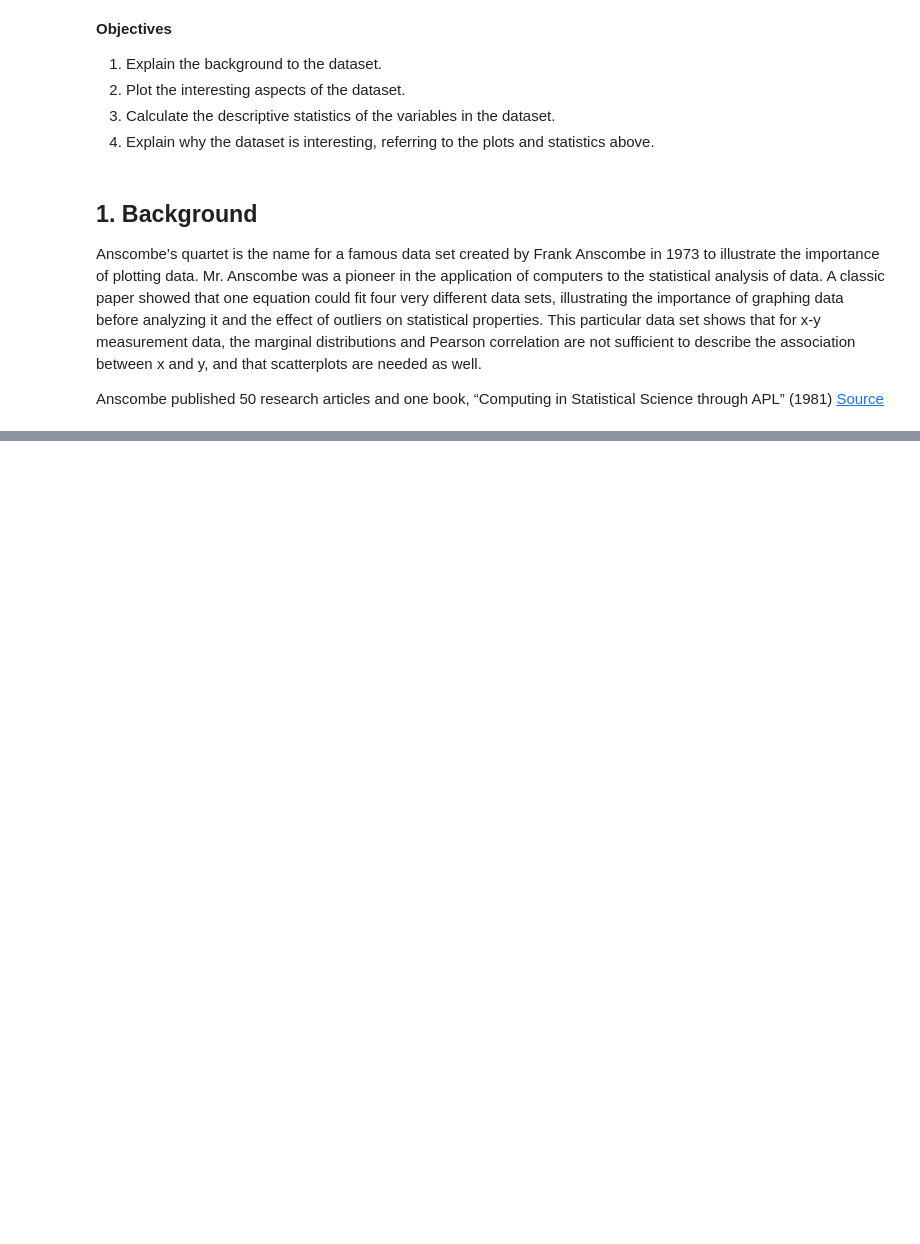
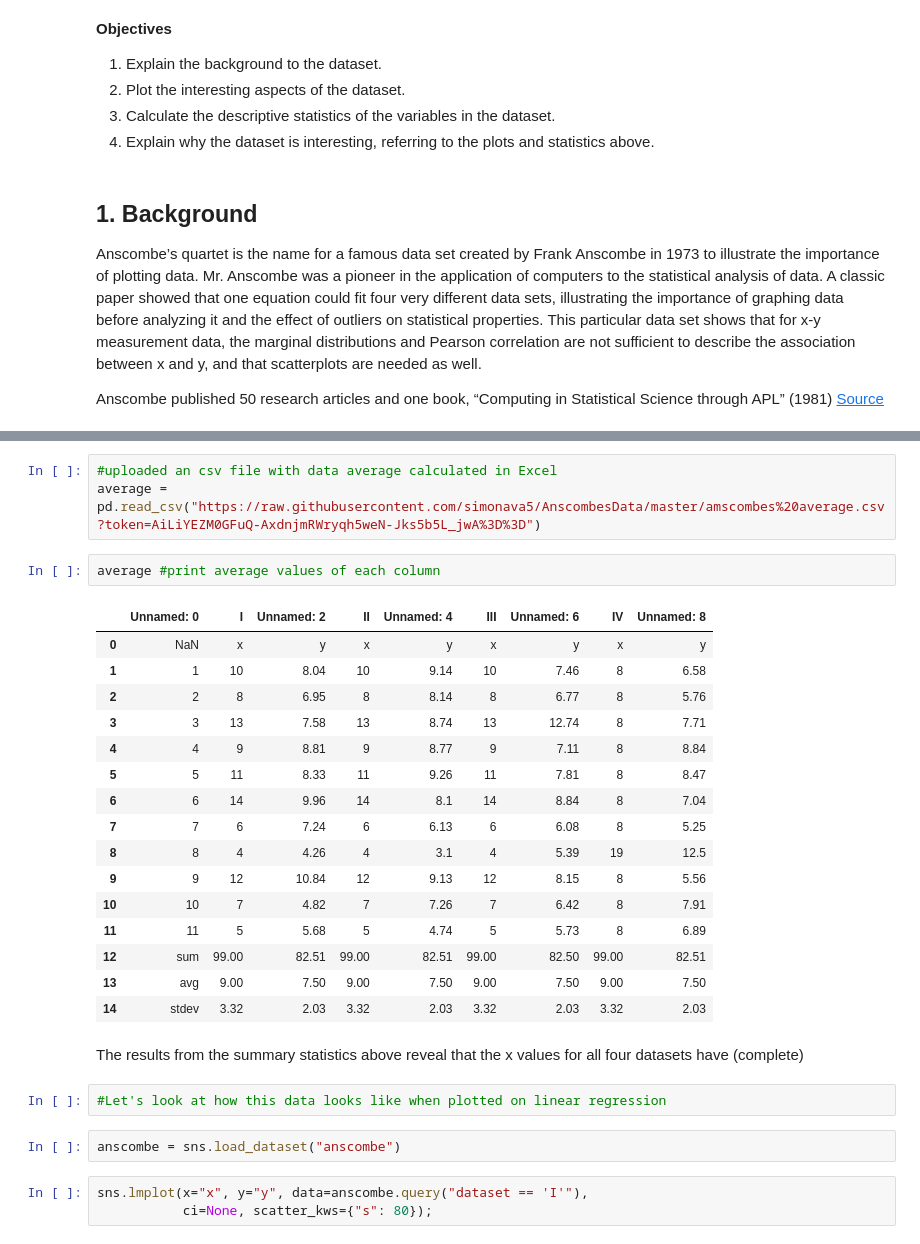
Before and after one commit to simonava5/AnscombesData, a Jupyter notebook: AnscombesDataNew.ipynb, the cells around one changed output, grey strips where cells are left out. Drawn from its saved outputs; the diff is of its cells as text; blank space fills up the shorter version.

```diff
--- a/AnscombesDataNew.ipynb
+++ b/AnscombesDataNew.ipynb
@@ -43,0 +48,31 @@ df
+# %%
+#uploaded an csv file with data average calculated in Excel
+average = pd.read_csv("https://raw.githubusercontent.com/simonava5/AnscombesData/master/amscombes%20average.csv?token=AiLiYEZM0GFuQ-AxdnjmRWryqh5weN-Jks5b5L_jwA%3D%3D")
+# %%
+average #print average values of each column
+# %% [output]
+|  | Unnamed: 0 | I | Unnamed: 2 | II | Unnamed: 4 | III | Unnamed: 6 | IV | Unnamed: 8 |
+| 0 | NaN | x | y | x | y | x | y | x | y |
+| 1 | 1 | 10 | 8.04 | 10 | 9.14 | 10 | 7.46 | 8 | 6.58 |
+| 2 | 2 | 8 | 6.95 | 8 | 8.14 | 8 | 6.77 | 8 | 5.76 |
+| 3 | 3 | 13 | 7.58 | 13 | 8.74 | 13 | 12.74 | 8 | 7.71 |
+| 4 | 4 | 9 | 8.81 | 9 | 8.77 | 9 | 7.11 | 8 | 8.84 |
+| 5 | 5 | 11 | 8.33 | 11 | 9.26 | 11 | 7.81 | 8 | 8.47 |
+| 6 | 6 | 14 | 9.96 | 14 | 8.1 | 14 | 8.84 | 8 | 7.04 |
+| 7 | 7 | 6 | 7.24 | 6 | 6.13 | 6 | 6.08 | 8 | 5.25 |
+| 8 | 8 | 4 | 4.26 | 4 | 3.1 | 4 | 5.39 | 19 | 12.5 |
+| 9 | 9 | 12 | 10.84 | 12 | 9.13 | 12 | 8.15 | 8 | 5.56 |
+| 10 | 10 | 7 | 4.82 | 7 | 7.26 | 7 | 6.42 | 8 | 7.91 |
+| 11 | 11 | 5 | 5.68 | 5 | 4.74 | 5 | 5.73 | 8 | 6.89 |
+| 12 | sum | 99.00 | 82.51 | 99.00 | 82.51 | 99.00 | 82.50 | 99.00 | 82.51 |
+| 13 | avg | 9.00 | 7.50 | 9.00 | 7.50 | 9.00 | 7.50 | 9.00 | 7.50 |
+| 14 | stdev | 3.32 | 2.03 | 3.32 | 2.03 | 3.32 | 2.03 | 3.32 | 2.03 |
+# %% [markdown]
+The results from the summary statistics above reveal that the x values for all four datasets have (complete)
+# %%
+#Let's look at how this data looks like when plotted on linear regression
+# %%
+anscombe = sns.load_dataset("anscombe")
+# %%
+sns.lmplot(x="x", y="y", data=anscombe.query("dataset == 'I'"),
+           ci=None, scatter_kws={"s": 80});
```
Also changed, not shown: parts of 9 cells of this notebook, 3 other files.
